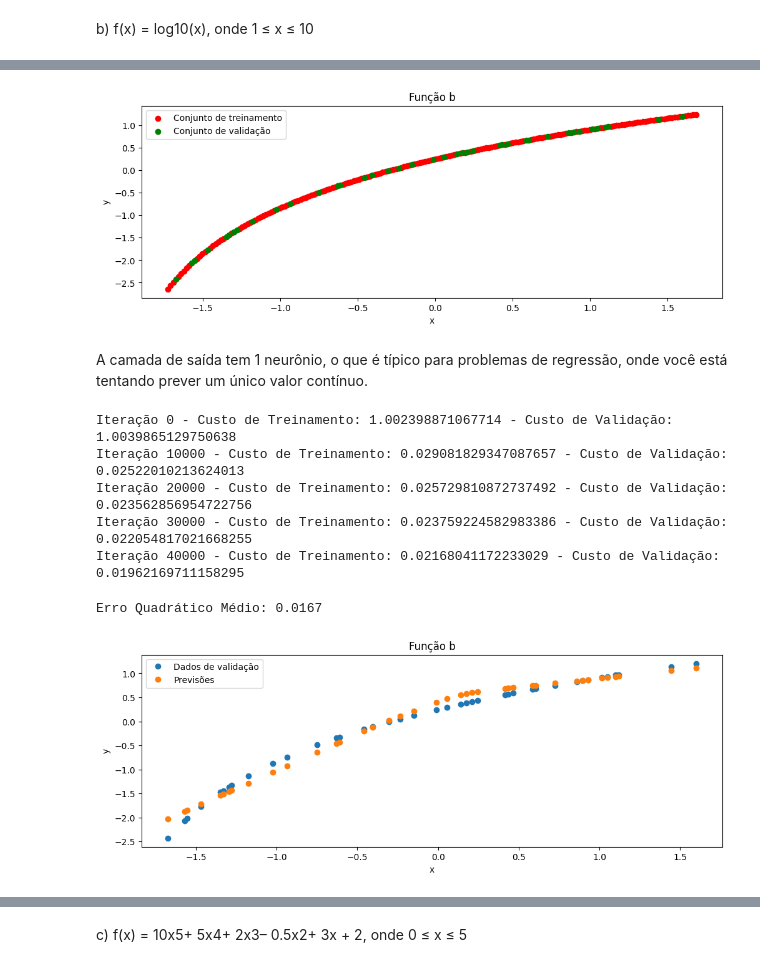
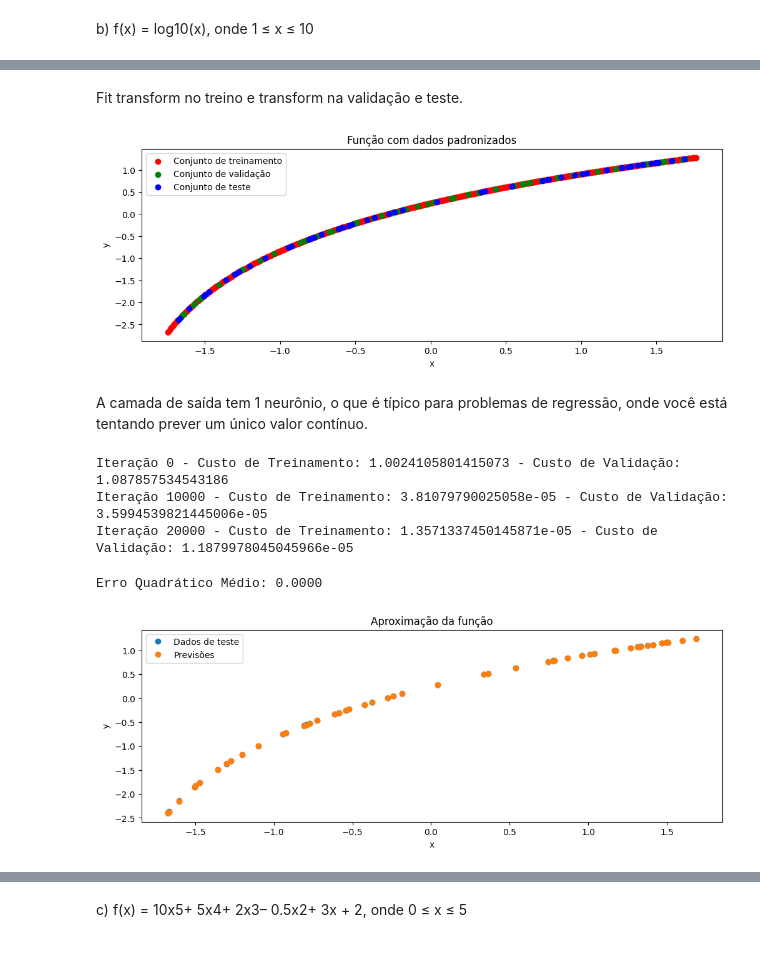
Before and after one commit to ArthurrCr/DEEP-LEARNING, a Jupyter notebook: [DL] 1A Lista_.ipynb, the cells around one changed output, grey strips where cells are left out. Cells and saved outputs as stored; diff of their text form; code cells hidden in the pictures.

```diff
--- a/[DL] 1A Lista_.ipynb
+++ b/[DL] 1A Lista_.ipynb
@@ -154,19 +154,18 @@ def train_and_evaluate_delta(X_train, Y_train, X_val, Y_val, num_iterations, lea
     # Previsões no conjunto de validação
     A_val = forward_propagation_delta(X_val, parameters)
     predictions_val = np.where(A_val > 0, 1, -1)  # Modificado para corresponder ao formato de saída do modelo
-    Y_val_class = Y_val
 
     # Converter previsões e rótulos verdadeiros em índices de classes
     predictions_val_indices = np.argmax(predictions_val, axis=0)
-    Y_val_indices = np.argmax(Y_val_class, axis=0)
+    Y_val_indices = np.argmax(Y_val, axis=0)
 
     # Calcular a acurácia no conjunto de validação
     accuracy_val = accuracy_score(Y_val_indices, predictions_val_indices)
 
     # Acurácia de cada classe
     class_accuracies = []
-    for i in range(Y_val_class.shape[0]):
-        class_accuracies.append(accuracy_score(Y_val_class[i], predictions_val[i]))
+    for i in range(Y_val.shape[0]):
+        class_accuracies.append(accuracy_score(Y_val[i], predictions_val[i]))
 
     # Printar acurácia de cada classe
     print("Acurácia de cada classe no conjunto de validação:")
@@ -606,20 +609,23 @@ b) f(x) = log10(x), onde 1 ≤ x ≤ 10
 def function_b(x):
     return np.log10(x)
 
-# Gerar amostras para x (100 amostras uniformemente espaçadas entre 1 e 10)
-x_samples_b = np.linspace(1, 10, 200) # 100 amostras uniformemente espaçadas entre 1 e 10
+# Gerar amostras para x (500 amostras uniformemente espaçadas entre 1 e 10)
+x_samples_b = np.linspace(1, 10, 500)
 y_samples_b = function_b(x_samples_b)
 
 # Dividindo as amostras
-indices_b = np.random.permutation(len(x_samples_b))
-train_indices_b = indices_b[:int(0.8*len(x_samples_b))]
-val_indices_b = indices_b[int(0.8*len(x_samples_b)):]
+indices_b = np.random.permutation(len(x_samples_b)) # Permutação aleatória dos índices
+train_indices_b = indices_b[:int(0.8*len(x_samples_b))] # 80% dos dados para treino
+val_indices_b = indices_b[int(0.8*len(x_samples_b)): int(0.9*len(x_samples_b))] # 10% dos dados para validação
+test_indices_b = indices_b[int(0.9*len(x_samples_b)):] # 10% dos dados para teste
 
 # reshape pra prevenir rank 1 array, e fazer a transposição para que cada amostra seja uma coluna
 x_train_b = x_samples_b[train_indices_b].reshape(1, -1)
 y_train_b = y_samples_b[train_indices_b].reshape(1, -1)
 x_val_b = x_samples_b[val_indices_b].reshape(1, -1)
 y_val_b = y_samples_b[val_indices_b].reshape(1, -1)
+x_test_b = x_samples_b[test_indices_b].reshape(1, -1)
+y_test_b = y_samples_b[test_indices_b].reshape(1, -1)
 # %%
 # plotar a função b
 plt.figure(figsize=(12, 4))
@@ -636,8 +655,11 @@ plt.show()
+# %% [markdown]
+Fit transform no treino e transform na validação e teste.
 # %%
 # Calculando a média e o desvio padrão do conjunto de treinamento
 mean_x_train_b = np.mean(x_train_b)
 std_x_train_b = np.std(x_train_b)
 
+# Padronização dos conjuntos de treinamento
 mean_y_train_b = np.mean(y_train_b)
 std_y_train_b = np.std(y_train_b)
 
@@ -645,21 +667,24 @@ std_y_train_b = np.std(y_train_b)
 x_train_b_standardized = (x_train_b - mean_x_train_b) / std_x_train_b
 y_train_b_standardized = (y_train_b - mean_y_train_b) / std_y_train_b
 
-# Padronização dos conjuntos de validação usando os mesmos parâmetros do conjunto de treinamento
+# Padronização dos conjuntos de validação e teste
 x_val_b_standardized = (x_val_b - mean_x_train_b) / std_x_train_b
 y_val_b_standardized = (y_val_b - mean_y_train_b) / std_y_train_b
+x_test_b_standardized = (x_test_b - mean_x_train_b) / std_x_train_b
+y_test_b_standardized = (y_test_b - mean_y_train_b) / std_y_train_b
 # %%
 # plotar a função b
 plt.figure(figsize=(12, 4))
 plt.scatter(x_train_b_standardized, y_train_b_standardized, color='r', label='Conjunto de treinamento')
 plt.scatter(x_val_b_standardized, y_val_b_standardized, color='g', label='Conjunto de validação')
-plt.title('Função b')
+plt.scatter(x_test_b_standardized, y_test_b_standardized, color='b', label='Conjunto de teste')
+plt.title('Função com dados padronizados')
 plt.xlabel('x')
 plt.ylabel('y')
 plt.legend()
 plt.show()
 # %% [output]
-[figure, old version]
+[figure, new version]
 # %% [markdown]
 A camada de saída tem 1 neurônio, o que é típico para problemas de regressão, onde você está tentando prever um único valor contínuo.
 # %%
@@ -674,8 +699,8 @@ training_costs = []
 validation_costs = []
 
 # Treinamento do modelo Por Lote (Batch)
-for i in range(50000):
-    # Forward propagation
+for i in range(500000):
+    # Forward propagation camada
     AL_b, caches_b = L_model_forward(x_train_b_standardized, parameters_b, hidden_activation='relu', output_activation='linear')
 
     # Compute cost.
@@ -686,7 +711,7 @@ for i in range(50000):
     grads_b = L_model_backward(AL_b, y_train_b_standardized, caches_b, hidden_activation='relu', output_activation='linear', problema='regressao')
 
     # Update parameters.
-    parameters_b = update_parameters(parameters_b, grads_b, learning_rate=0.1)
+    parameters_b = update_parameters(parameters_b, grads_b, learning_rate=43)
 
     # Compute validation cost.
     AL_val_b, _ = L_model_forward(x_val_b_standardized, parameters_b, hidden_activation='relu', output_activation='linear')
@@ -696,34 +721,32 @@ for i in range(50000):
     if i % 10000 == 0:
         print(f"Iteração {i} - Custo de Treinamento: {cost_train} - Custo de Validação: {cost_val}")
 
-    if cost_train <= 0.01:
+    if cost_train <= 0.00001:
         break
 # %% [output]
-Iteração 0 - Custo de Treinamento: 1.002398871067714 - Custo de Validação: 1.0039865129750638
-Iteração 10000 - Custo de Treinamento: 0.029081829347087657 - Custo de Validação: 0.02522010213624013
-Iteração 20000 - Custo de Treinamento: 0.025729810872737492 - Custo de Validação: 0.023562856954722756
-Iteração 30000 - Custo de Treinamento: 0.023759224582983386 - Custo de Validação: 0.022054817021668255
-Iteração 40000 - Custo de Treinamento: 0.02168041172233029 - Custo de Validação: 0.01962169711158295
+Iteração 0 - Custo de Treinamento: 1.0024105801415073 - Custo de Validação: 1.087857534543186
+Iteração 10000 - Custo de Treinamento: 3.81079790025058e-05 - Custo de Validação: 3.5994539821445006e-05
+Iteração 20000 - Custo de Treinamento: 1.3571337450145871e-05 - Custo de Validação: 1.1879978045045966e-05
 # %%
 # Propagação para frente para fazer previsões com o modelo treinado
-AL_test, _ = L_model_forward(x_val_b_standardized, parameters_b, hidden_activation='relu', output_activation='linear')
+AL_test_b, _ = L_model_forward(x_test_b_standardized, parameters_b, hidden_activation='relu', output_activation='linear')
 
 # Erro quadrático médio
-mse = np.mean((AL_test - y_val_b_standardized)**2)
+mse = np.mean((AL_test_b - y_test_b_standardized)**2)
 print(f"Erro Quadrático Médio: {mse:.4f}")
 
 # Plotar a função b
 plt.figure(figsize=(12, 4))
-plt.plot(x_val_b_standardized.T, y_val_b_standardized.T, 'o', label='Dados de validação')
-plt.plot(x_val_b_standardized.T, AL_test.T, 'o', label='Previsões')
-plt.title('Função b')
+plt.plot(x_test_b_standardized.T, y_test_b_standardized.T, 'o', label='Dados de teste')
+plt.plot(x_test_b_standardized.T, AL_test_b.T, 'o', label='Previsões')
+plt.title('Aproximação da função')
 plt.xlabel('x')
 plt.ylabel('y')
 plt.legend()
 plt.show()
 # %% [output]
-Erro Quadrático Médio: 0.0167
+Erro Quadrático Médio: 0.0000
-[figure, old version]
+[figure, new version]
 # %%
 # Plotting the training and validation cost
 plt.figure(figsize=(12, 5))
```
Also changed, not shown: parts of 29 cells of this notebook.
